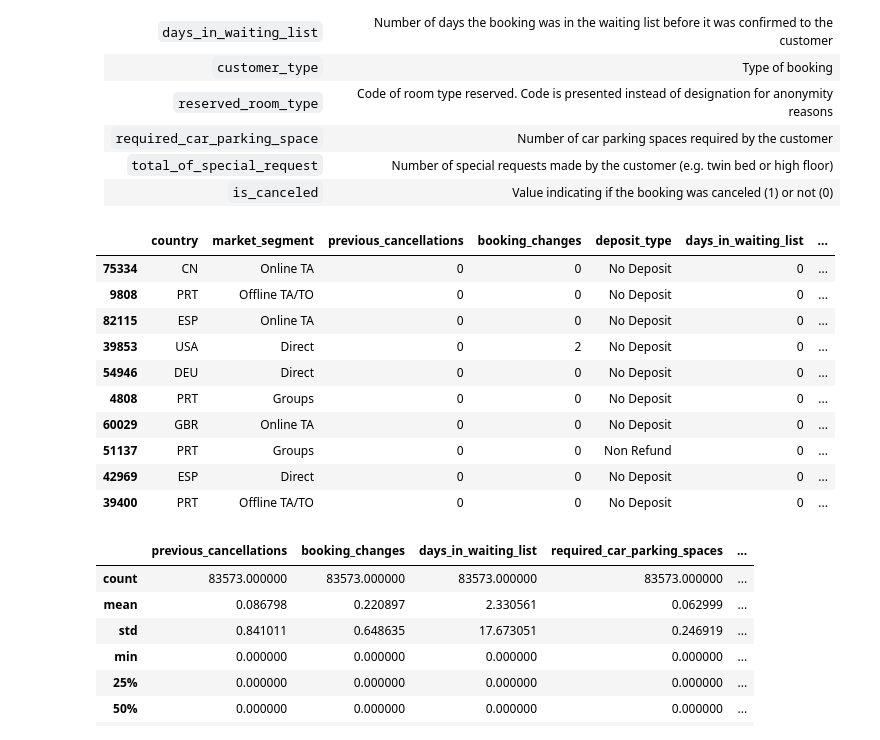
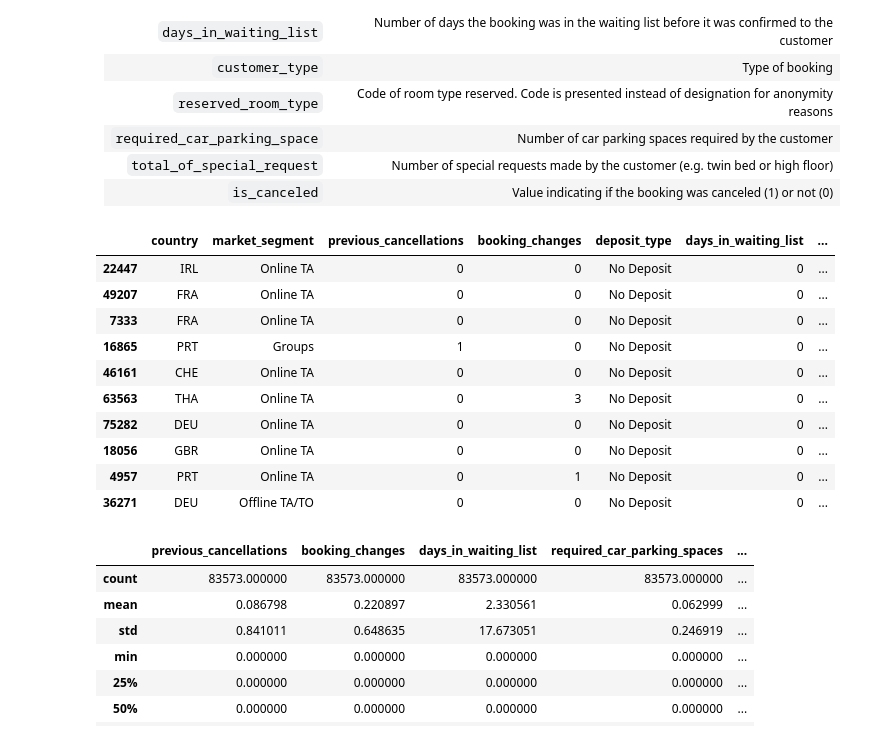
Before and after one commit to fnkhairudin/Hotel-Booking-Demand, a Jupyter notebook: notebooks/1.0-fnk-hotel-classification.ipynb, the cells around one changed output. Saved outputs shown, nothing was run; the diff lists cells and outputs as text; code cells hidden in the pictures.

```diff
--- a/notebooks/1.0-fnk-hotel-classification.ipynb
+++ b/notebooks/1.0-fnk-hotel-classification.ipynb
@@ -119,20 +119,20 @@ Dataset dapat di akses pada link berikut: [dataset!](https://drive.google.com/dr
 | `total_of_special_request` | Number of special requests made by the customer (e.g. twin bed or high floor) |
 | `is_canceled` | Value indicating if the booking was canceled (1) or not (0) |
 # %%
-data = pd.read_csv(r"C:\Users\faisa\Desktop\DataSciencePurwadhika\Modul3ML\HotelBookingDemand\data\raw\data_hotel_booking_demand.csv")
+data = pd.read_csv(r"C:\Users\ASUS\Desktop\DataSciencePurwadhika\Modul3\Hotel-Booking-Demand\data\raw\data_hotel_booking_demand.csv")
 data.sample(10)
 # %% [output]
 |  | country | market_segment | previous_cancellations | booking_changes | deposit_type | days_in_waiting_list | ... |
-| 75334 | CN | Online TA | 0 | 0 | No Deposit | 0 | ... |
-| 9808 | PRT | Offline TA/TO | 0 | 0 | No Deposit | 0 | ... |
-| 82115 | ESP | Online TA | 0 | 0 | No Deposit | 0 | ... |
-| 39853 | USA | Direct | 0 | 2 | No Deposit | 0 | ... |
-| 54946 | DEU | Direct | 0 | 0 | No Deposit | 0 | ... |
-| 4808 | PRT | Groups | 0 | 0 | No Deposit | 0 | ... |
-| 60029 | GBR | Online TA | 0 | 0 | No Deposit | 0 | ... |
-| 51137 | PRT | Groups | 0 | 0 | Non Refund | 0 | ... |
-| 42969 | ESP | Direct | 0 | 0 | No Deposit | 0 | ... |
-| 39400 | PRT | Offline TA/TO | 0 | 0 | No Deposit | 0 | ... |
+| 22447 | IRL | Online TA | 0 | 0 | No Deposit | 0 | ... |
+| 49207 | FRA | Online TA | 0 | 0 | No Deposit | 0 | ... |
+| 7333 | FRA | Online TA | 0 | 0 | No Deposit | 0 | ... |
+| 16865 | PRT | Groups | 1 | 0 | No Deposit | 0 | ... |
+| 46161 | CHE | Online TA | 0 | 0 | No Deposit | 0 | ... |
+| 63563 | THA | Online TA | 0 | 3 | No Deposit | 0 | ... |
+| 75282 | DEU | Online TA | 0 | 0 | No Deposit | 0 | ... |
+| 18056 | GBR | Online TA | 0 | 0 | No Deposit | 0 | ... |
+| 4957 | PRT | Online TA | 0 | 1 | No Deposit | 0 | ... |
+| 36271 | DEU | Offline TA/TO | 0 | 0 | No Deposit | 0 | ... |
 # %%
 display(
     # numerical variable
```
Also changed, not shown: parts of 15 cells of this notebook, 3 other files.
